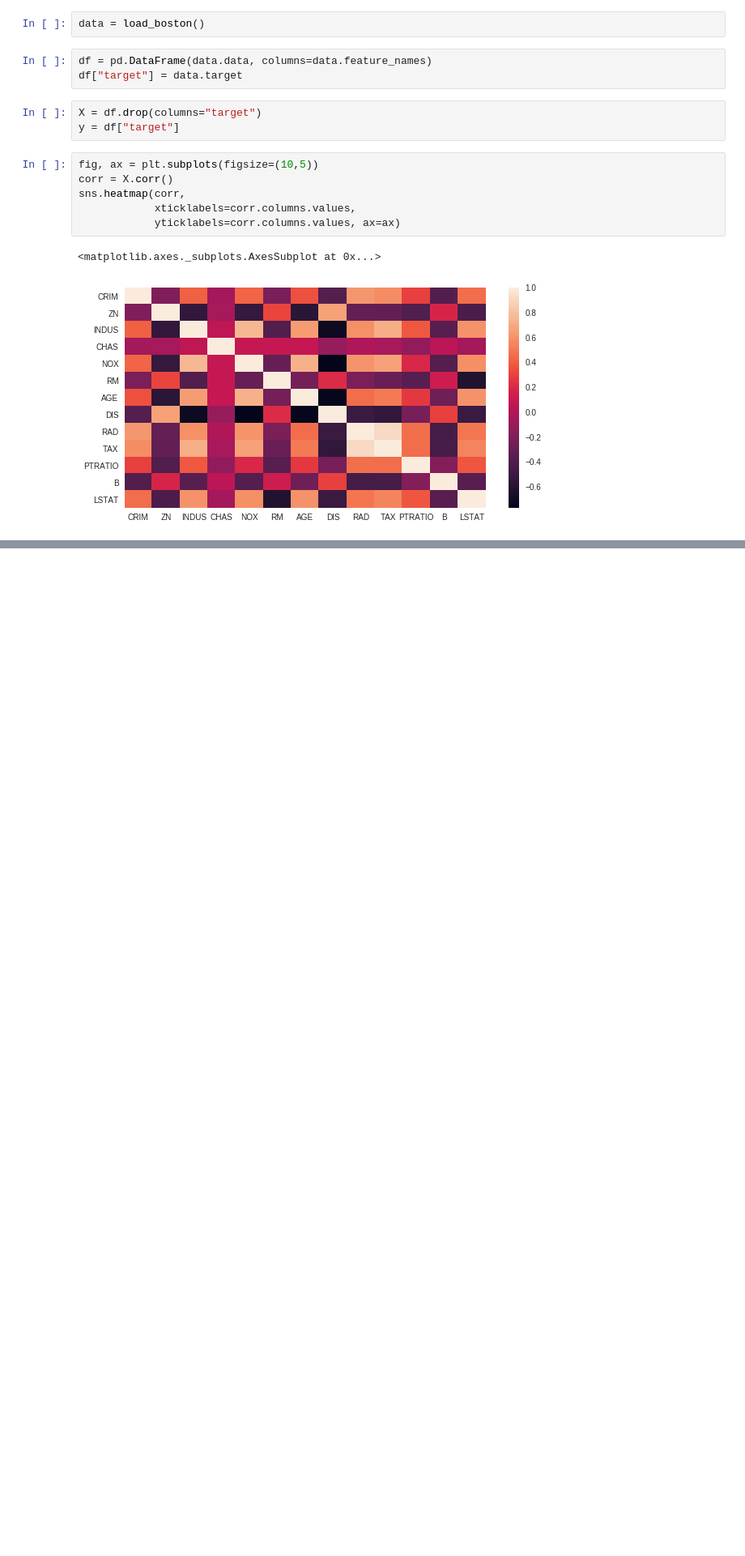
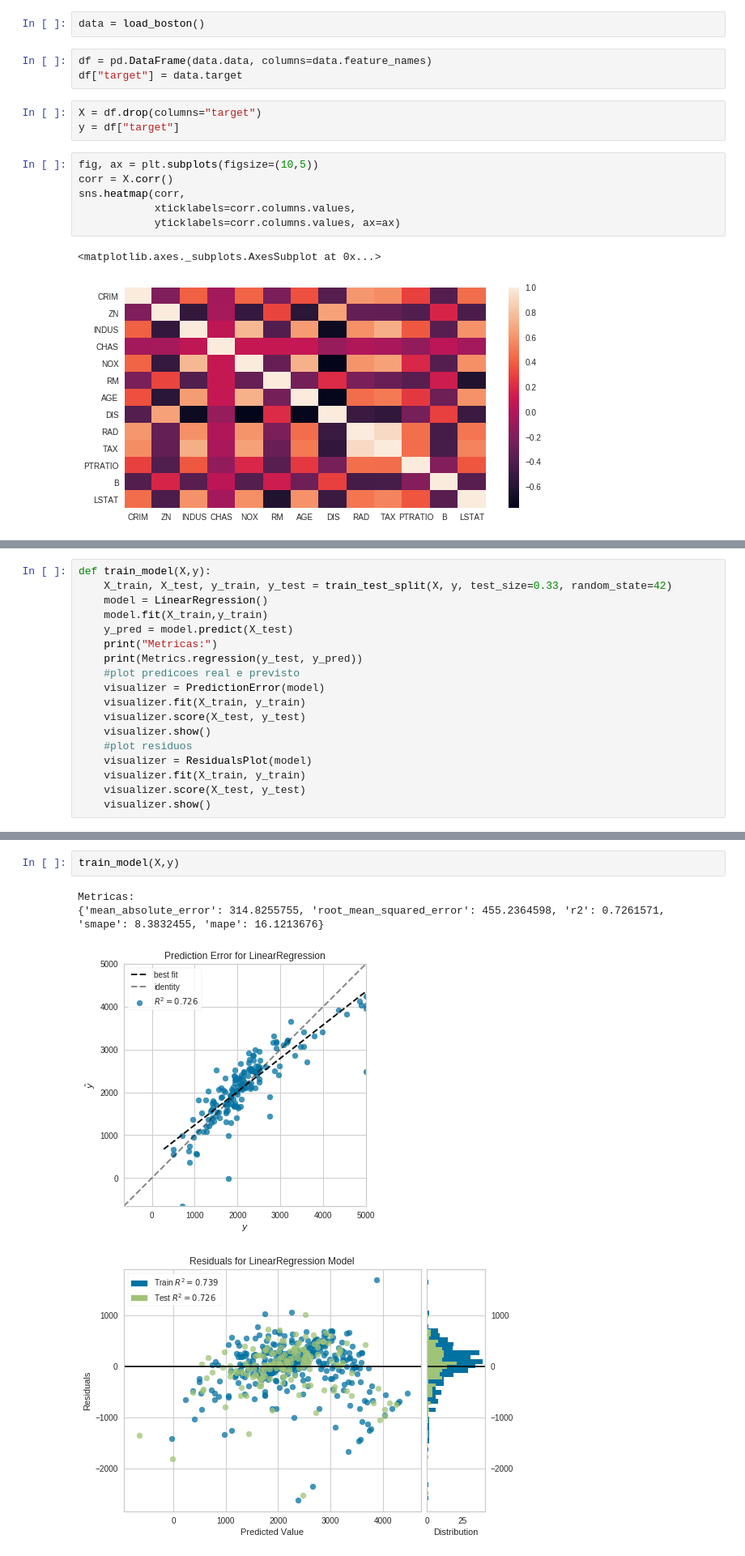
Before and after one commit to barbarasilveiraf/course_metrics, a Jupyter notebook: src/ml/notebooks/Regression Example.ipynb, the cells around one changed output, grey strips where cells are left out. Shown at 81% size. Drawn from its saved outputs; the diff is of its cells as text; blank space fills up the shorter version.

```diff
--- a/src/ml/notebooks/Regression Example.ipynb
+++ b/src/ml/notebooks/Regression Example.ipynb
@@ -94,0 +41,18 @@ NameError: name 'cls' is not defined
+# %%
+def train_model(X,y):
+    X_train, X_test, y_train, y_test = train_test_split(X, y, test_size=0.33, random_state=42)
+    model = LinearRegression()
+    model.fit(X_train,y_train)
+    y_pred = model.predict(X_test)
+    print("Metricas:")
+    print(Metrics.regression(y_test, y_pred))
+    #plot predicoes real e previsto
+    visualizer = PredictionError(model)
+    visualizer.fit(X_train, y_train)
+    visualizer.score(X_test, y_test)
+    visualizer.show()
+    #plot residuos
+    visualizer = ResidualsPlot(model)
+    visualizer.fit(X_train, y_train)
+    visualizer.score(X_test, y_test)
+    visualizer.show()
@@ -94,0 +84,7 @@ NameError: name 'cls' is not defined
+# %%
+train_model(X,y)
+# %% [output]
+Metricas:
+{'mean_absolute_error': 314.8255755, 'root_mean_squared_error': 455.2364598, 'r2': 0.7261571, 'smape': 8.3832455, 'mape': 16.1213676}
+[figure, added]
+[figure, added]
```
Also changed, not shown: parts of 34 cells of this notebook, 1 other file.
